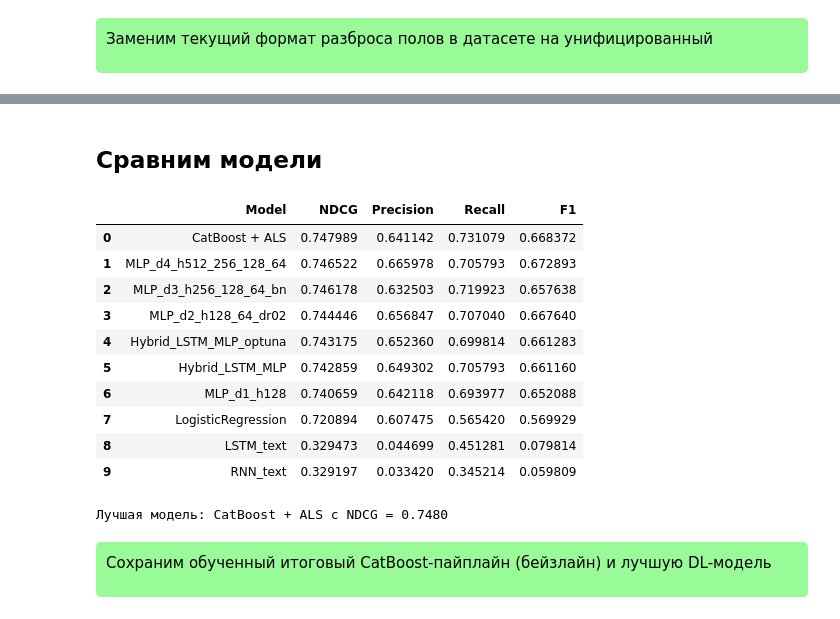
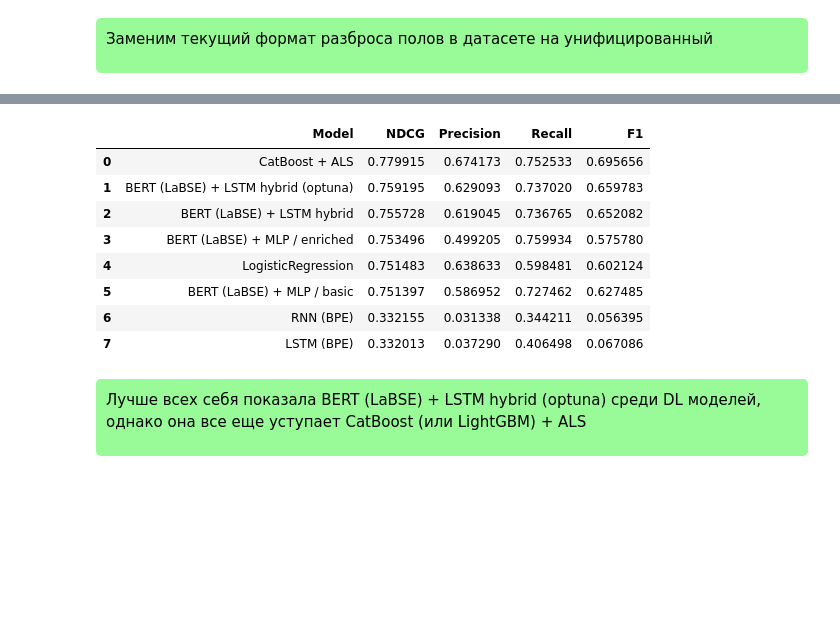
Before and after one commit to UsovAlexander/hr-ai-scout, a Jupyter notebook: models_training/DL_experiments.ipynb, the cells around one changed output, grey strips where cells are left out. Drawn from its saved outputs; the diff is of its cells as text; code cells hidden in the pictures; blank space fills up the shorter version.

```diff
--- a/models_training/DL_experiments.ipynb
+++ b/models_training/DL_experiments.ipynb
@@ -1235,0 +265,5 @@ Created version '6' of model 'best_optuna_catboost_als'.
+# %%
+y = df['target'].copy()
+train_idx, test_idx = train_test_split(df.index, test_size=0.2, random_state=RANDOM_STATE, stratify=y)
+y_train = y.loc[train_idx]
+y_test = y.loc[test_idx]
@@ -1584,13 +545,13 @@ class ResumeVacancyTextDataset(Dataset):
 
 
 train_text_dataset = ResumeVacancyTextDataset(
-    df.loc[X_train.index, '_text_for_dl'].tolist(),
+    df.loc[train_idx, '_text_for_dl'].tolist(),
     y_train.values,
     sp_model,
     max_length=128,
 )
 test_text_dataset = ResumeVacancyTextDataset(
-    df.loc[X_test.index, '_text_for_dl'].tolist(),
+    df.loc[test_idx, '_text_for_dl'].tolist(),
     y_test.values,
     sp_model,
     max_length=128,
@@ -1700,7 +657,7 @@ metrics_lstm, _ = run_dl_experiment(
     test_loader=test_text_loader,
     forward_fn=text_forward,
     num_epochs=20,
-    lr=1e-3,
+    lr=0.001,
     weight_decay=1e-5,
     hyperparams={'embed_size': 128, 'hidden_size': 128, 'rnn_type': 'LSTM',
                  'rnn_layers': 1, 'dropout': 0.2, 'max_length': 128, 'vocab_size': VOCAB_SIZE},
@@ -1979,42 +1263,40 @@ Epoch 20: train_loss=0.1002 val_loss=0.4620 train_auc=0.9979 val_auc=0.9831
-# %% [markdown]
-## Сравним модели
+# %%
+ndcg_lr,             precision_lr,             recall_lr,             f1_lr             = 0.751483, 0.638633, 0.598481, 0.602124
+ndcg_catboost_als,   precision_catboost_als,   recall_catboost_als,   f1_catboost_als   = 0.779915, 0.674173, 0.752533, 0.695656
 # %%
 rows = [
-    ('LogisticRegression',     ndcg_lr,             precision_lr,             recall_lr,             f1_lr),
-    ('CatBoost + ALS',         ndcg_catboost_als,   precision_catboost_als,   recall_catboost_als,   f1_catboost_als),
+    ('LogisticRegression', ndcg_lr,           precision_lr,           recall_lr,           f1_lr),
+    ('CatBoost + ALS',     ndcg_catboost_als, precision_catboost_als, recall_catboost_als, f1_catboost_als),
+    ('RNN (BPE)',          metrics_rnn['NDCG'],  metrics_rnn['Precision'],  metrics_rnn['Recall'],  metrics_rnn['F1']),
+    ('LSTM (BPE)',         metrics_lstm['NDCG'], metrics_lstm['Precision'], metrics_lstm['Recall'], metrics_lstm['F1']),
 ]
-for name, m in mlp_results.items():
-    rows.append((name, m['NDCG'], m['Precision'], m['Recall'], m['F1']))
-rows += [
-    ('RNN_text',               metrics_rnn['NDCG'],         metrics_rnn['Precision'],         metrics_rnn['Recall'],         metrics_rnn['F1']),
-    ('LSTM_text',              metrics_lstm['NDCG'],        metrics_lstm['Precision'],        metrics_lstm['Recall'],        metrics_lstm['F1']),
-    ('Hybrid_LSTM_MLP',        metrics_hybrid['NDCG'],      metrics_hybrid['Precision'],      metrics_hybrid['Recall'],      metrics_hybrid['F1']),
-    ('Hybrid_LSTM_MLP_optuna', metrics_hybrid_best['NDCG'], metrics_hybrid_best['Precision'], metrics_hybrid_best['Recall'], metrics_hybrid_best['F1']),
-]
+
+for variant_tag, m in bert_results.items():
+    rows.append((f'BERT (LaBSE) + MLP / {variant_tag}',
+                 m['NDCG'], m['Precision'], m['Recall'], m['F1']))
+
+m = metrics_hybrid_bert_lstm
+rows.append(('BERT (LaBSE) + LSTM hybrid', m['NDCG'], m['Precision'], m['Recall'], m['F1']))
+
+m = metrics_hybrid_bert_lstm_optuna
+rows.append(('BERT (LaBSE) + LSTM hybrid (optuna)', m['NDCG'], m['Precision'], m['Recall'], m['F1']))
 
 models_comparison = pd.DataFrame(rows, columns=['Model', 'NDCG', 'Precision', 'Recall', 'F1'])
 models_comparison = models_comparison.sort_values('NDCG', ascending=False).reset_index(drop=True)
 models_comparison
 # %% [output]
 |  | Model | NDCG | Precision | Recall | F1 |
-| 0 | CatBoost + ALS | 0.747989 | 0.641142 | 0.731079 | 0.668372 |
-| 1 | MLP_d4_h512_256_128_64 | 0.746522 | 0.665978 | 0.705793 | 0.672893 |
-| 2 | MLP_d3_h256_128_64_bn | 0.746178 | 0.632503 | 0.719923 | 0.657638 |
-| 3 | MLP_d2_h128_64_dr02 | 0.744446 | 0.656847 | 0.707040 | 0.667640 |
-| 4 | Hybrid_LSTM_MLP_optuna | 0.743175 | 0.652360 | 0.699814 | 0.661283 |
-| 5 | Hybrid_LSTM_MLP | 0.742859 | 0.649302 | 0.705793 | 0.661160 |
-| 6 | MLP_d1_h128 | 0.740659 | 0.642118 | 0.693977 | 0.652088 |
-| 7 | LogisticRegression | 0.720894 | 0.607475 | 0.565420 | 0.569929 |
-| 8 | LSTM_text | 0.329473 | 0.044699 | 0.451281 | 0.079814 |
-| 9 | RNN_text | 0.329197 | 0.033420 | 0.345214 | 0.059809 |
+| 0 | CatBoost + ALS | 0.779915 | 0.674173 | 0.752533 | 0.695656 |
+| 1 | BERT (LaBSE) + LSTM hybrid (optuna) | 0.759195 | 0.629093 | 0.737020 | 0.659783 |
+| 2 | BERT (LaBSE) + LSTM hybrid | 0.755728 | 0.619045 | 0.736765 | 0.652082 |
+| 3 | BERT (LaBSE) + MLP / enriched | 0.753496 | 0.499205 | 0.759934 | 0.575780 |
+| 4 | LogisticRegression | 0.751483 | 0.638633 | 0.598481 | 0.602124 |
+| 5 | BERT (LaBSE) + MLP / basic | 0.751397 | 0.586952 | 0.727462 | 0.627485 |
+| 6 | RNN (BPE) | 0.332155 | 0.031338 | 0.344211 | 0.056395 |
+| 7 | LSTM (BPE) | 0.332013 | 0.037290 | 0.406498 | 0.067086 |
-# %%
-best_model_idx = models_comparison['NDCG'].idxmax()
-print(f"\nЛучшая модель: {models_comparison.iloc[best_model_idx]['Model']} с NDCG = {models_comparison.iloc[best_model_idx]['NDCG']:.4f}")
-# %% [output]
-Лучшая модель: CatBoost + ALS с NDCG = 0.7480
 # %% [markdown]
 <div style="background-color: #98FB98; color: black; padding: 10px; border-radius: 5px;">
 
-Сохраним обученный итоговый CatBoost-пайплайн (бейзлайн) и лучшую DL-модель
+Лучше всех себя показала BERT (LaBSE) + LSTM hybrid (optuna) среди DL моделей, однако она все еще уступает CatBoost (или LightGBM) + ALS
 
 </div>
```
Also changed, not shown: parts of 109 cells of this notebook.
